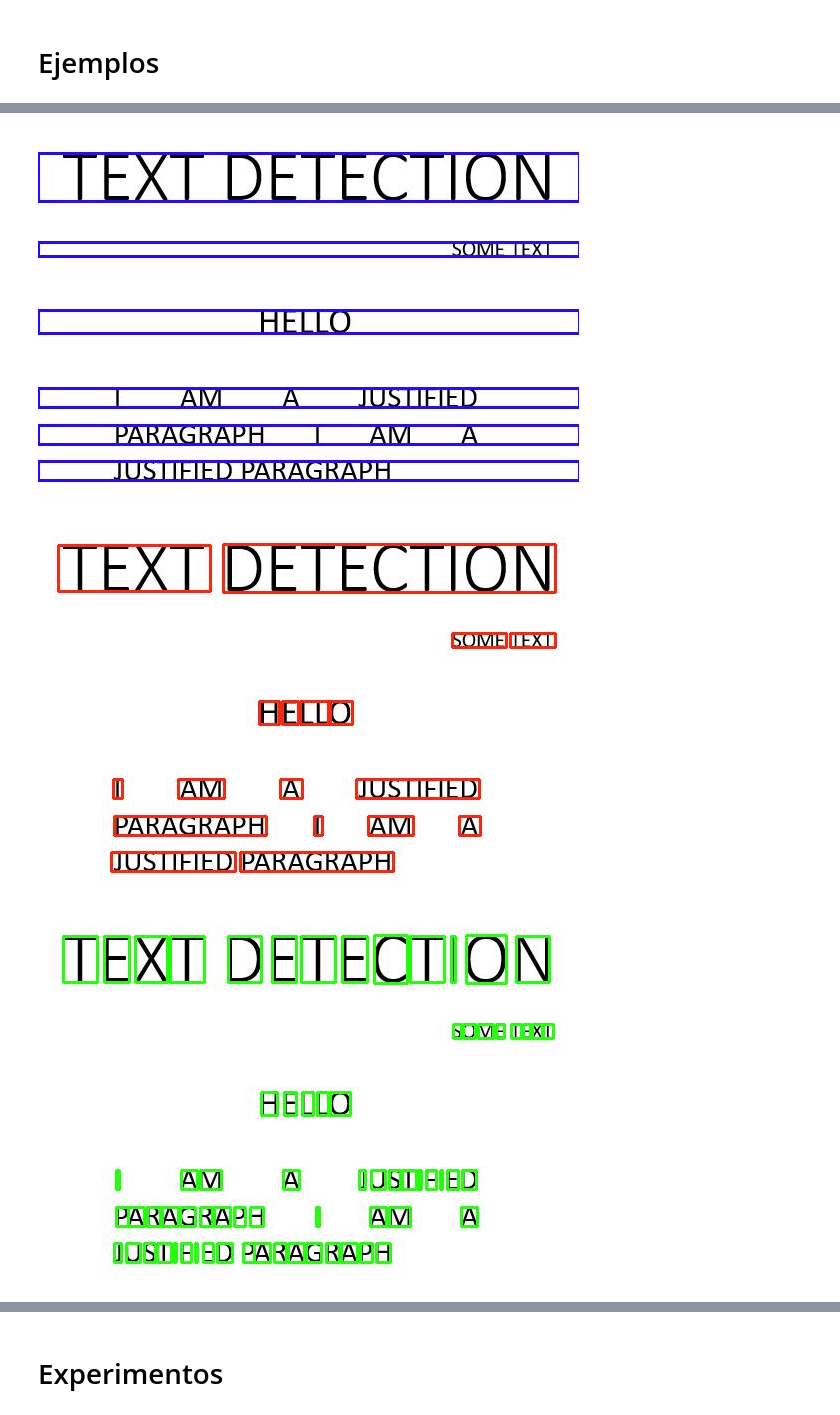
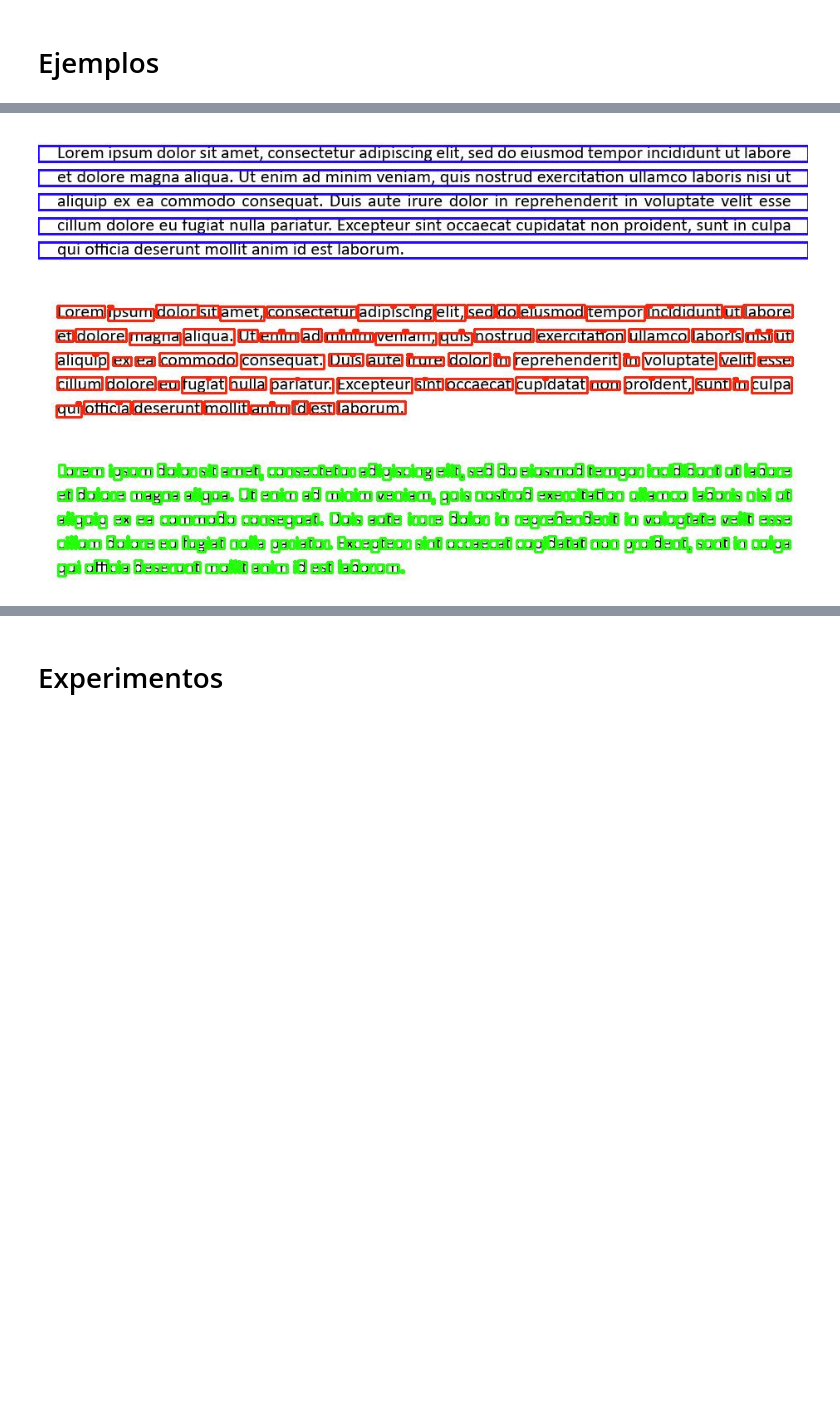
Before and after one commit to OscarRojasG/OCR, a Jupyter notebook: OCR.ipynb, the cells around one changed output, grey strips where cells are left out. Saved outputs shown, nothing was run; the diff lists cells and outputs as text; code cells hidden in the pictures; blank space fills up the shorter version.

```diff
--- a/OCR.ipynb
+++ b/OCR.ipynb
@@ -159,7 +159,7 @@ from keras import layers
 
 model = models.Sequential()
 
-model.add(layers.Dense(100, activation='sigmoid', input_shape=(400,)))
+model.add(layers.Dense(250, activation='sigmoid', input_shape=(400,)))
 model.add(layers.Dense(26, activation='sigmoid'))
 
 model.compile(optimizer='adam', loss='sparse_categorical_crossentropy', metrics=['accuracy'])
@@ -204,6 +188,6 @@ def predict(image_arr, verbose=False):
 
     return letter
 # %%
-for i in range(10):
+for i in range(0, 10):
     letter = predict(X_test[i], verbose=True)
 # %% [output]
@@ -595,9 +581,9 @@ def get_text(filename, verbose=False):
     img, preimg = preprocessing_image(filename)
     contours = get_contours(preimg)
     if verbose: draw_contours(img, contours)
-    text = predict_text(preimg, contours)
+    #text = predict_text(preimg, contours)
 
-    return text
+    #return text
 # %%
 text = get_text("example.png", True)
 print(text)
@@ -625,7 +611,7 @@ DESERUHT NOKKGT AHGV GD EST LABORUVB
 # %%
-text = get_text("example2.png", True)
+text = get_text("example4.png", True)
 print(text)
 # %% [output]
-[figure, old version]
+[figure, new version]
-[figure, old version]
+[figure, new version]
-[figure, old version]
+[figure, new version]
```
Also changed, not shown: parts of 24 cells of this notebook.
